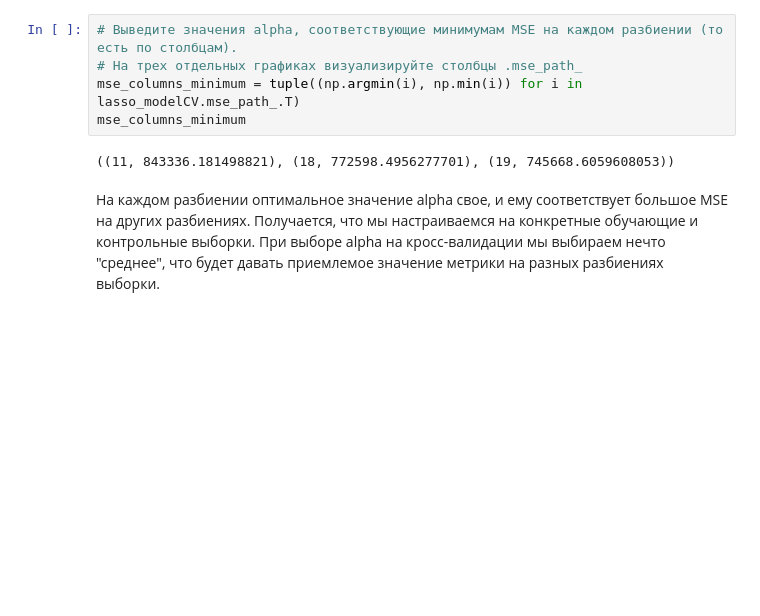
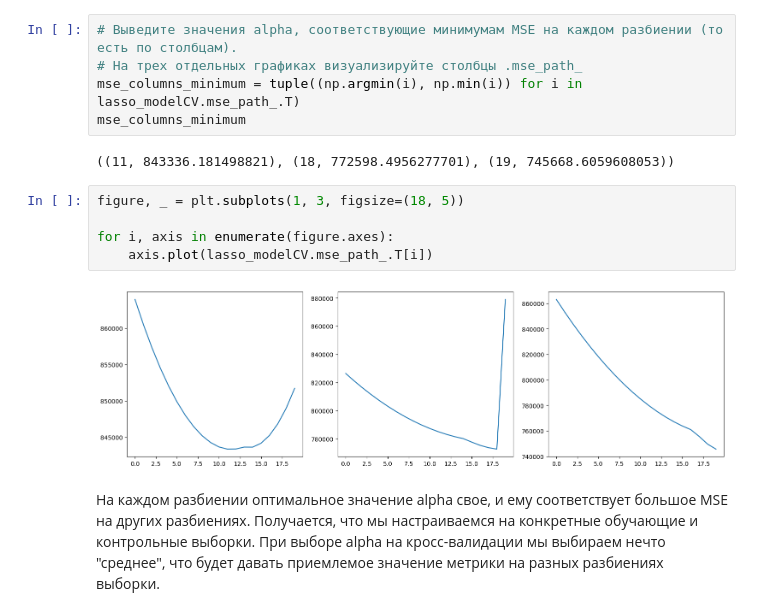
Before and after one commit to Flawed1/machine_learning_practice, a Jupyter notebook: lessons/Переобучение_и_регуляризация.ipynb, the cells around one changed output. Cells and saved outputs as stored; diff of their text form; blank space fills up the shorter version.

```diff
--- a/lessons/Переобучение_и_регуляризация.ipynb
+++ b/lessons/Переобучение_и_регуляризация.ipynb
@@ -338,5 +338,12 @@ mse_columns_minimum = tuple((np.argmin(i), np.min(i)) for i in lasso_modelCV.mse
 mse_columns_minimum
 # %% [output]
 ((11, 843336.181498821), (18, 772598.4956277701), (19, 745668.6059608053))
+# %%
+figure, _ = plt.subplots(1, 3, figsize=(18, 5))
+
+for i, axis in enumerate(figure.axes):
+    axis.plot(lasso_modelCV.mse_path_.T[i])
+# %% [output]
+[figure, added]
 # %% [markdown]
 На каждом разбиении оптимальное значение alpha свое, и ему соответствует большое MSE на других разбиениях. Получается, что мы настраиваемся на конкретные обучающие и контрольные выборки. При выборе alpha на кросс-валидации мы выбираем нечто "среднее", что будет давать приемлемое значение метрики на разных разбиениях выборки.
```
Also changed, not shown: parts of 2 cells of this notebook.
